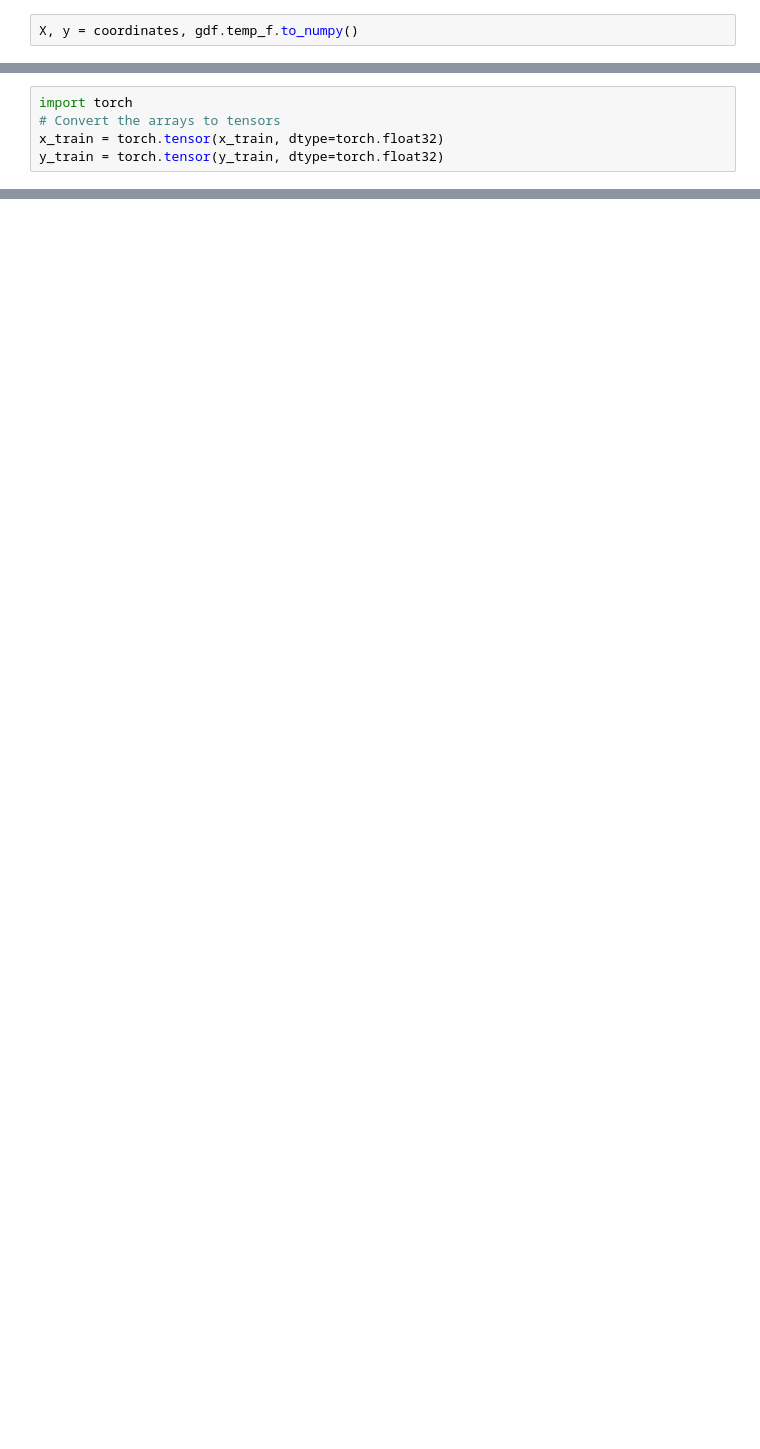
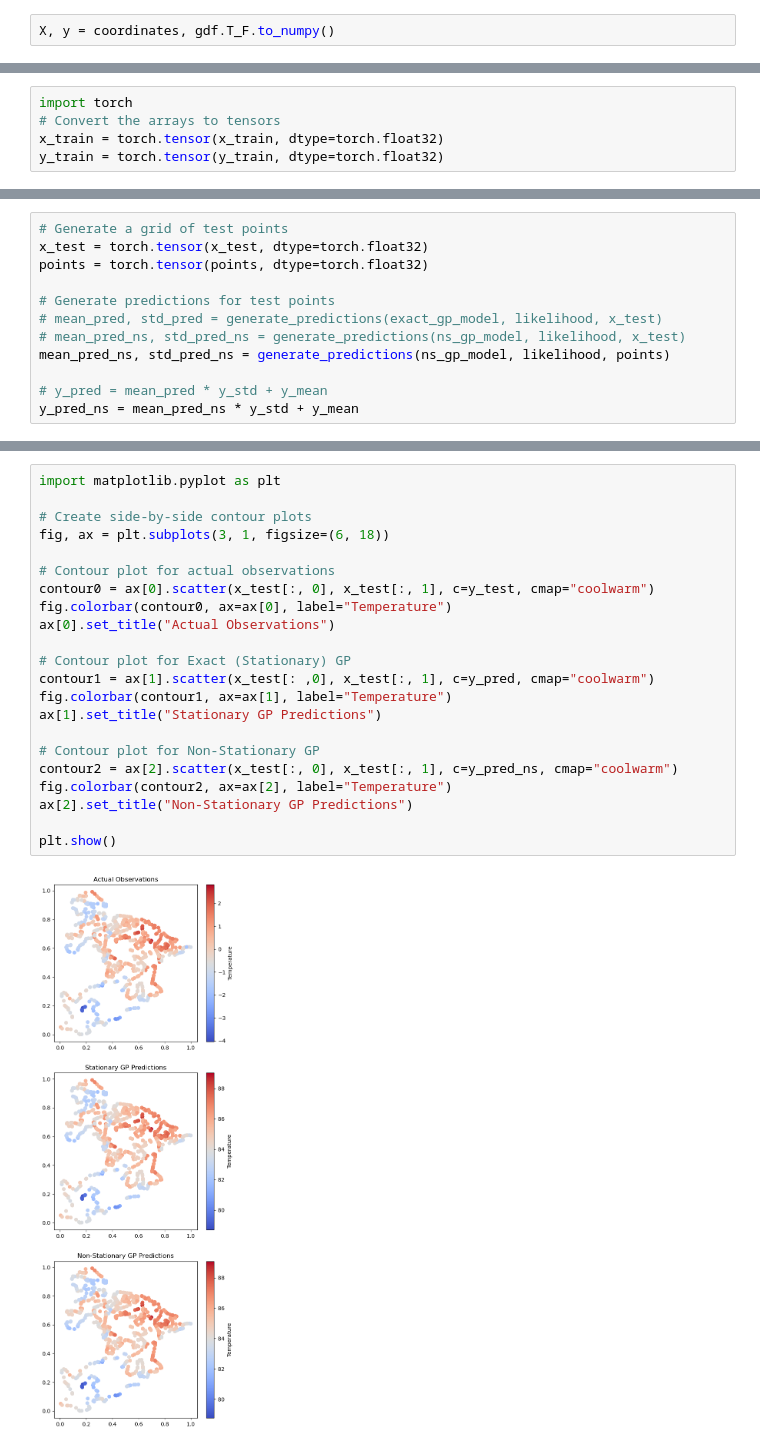
Before and after one commit to edrian-liao/uhi-deep-learning, a Jupyter notebook: notebooks/05_non-stationary_modelling.ipynb, the cells around one changed output, grey strips where cells are left out. Drawn from its saved outputs; the diff is of its cells as text; blank space fills up the shorter version.

```diff
--- a/notebooks/05_non-stationary_modelling.ipynb
+++ b/notebooks/05_non-stationary_modelling.ipynb
@@ -46,2 +105,2 @@ print(coordinates)
 # %%
-X, y = coordinates, gdf.temp_f.to_numpy()
+X, y = coordinates, gdf.T_F.to_numpy()
@@ -368,0 +265,12 @@ plt.show()
+# %%
+# Generate a grid of test points
+x_test = torch.tensor(x_test, dtype=torch.float32)
+points = torch.tensor(points, dtype=torch.float32)
+
+# Generate predictions for test points
+# mean_pred, std_pred = generate_predictions(exact_gp_model, likelihood, x_test)
+# mean_pred_ns, std_pred_ns = generate_predictions(ns_gp_model, likelihood, x_test)
+mean_pred_ns, std_pred_ns = generate_predictions(ns_gp_model, likelihood, points)
+
+# y_pred = mean_pred * y_std + y_mean
+y_pred_ns = mean_pred_ns * y_std + y_mean
@@ -368,0 +284,24 @@ plt.show()
+# %%
+import matplotlib.pyplot as plt
+
+# Create side-by-side contour plots
+fig, ax = plt.subplots(3, 1, figsize=(6, 18))
+
+# Contour plot for actual observations
+contour0 = ax[0].scatter(x_test[:, 0], x_test[:, 1], c=y_test, cmap="coolwarm")
+fig.colorbar(contour0, ax=ax[0], label="Temperature")
+ax[0].set_title("Actual Observations")
+
+# Contour plot for Exact (Stationary) GP
+contour1 = ax[1].scatter(x_test[: ,0], x_test[:, 1], c=y_pred, cmap="coolwarm")
+fig.colorbar(contour1, ax=ax[1], label="Temperature")
+ax[1].set_title("Stationary GP Predictions")
+
+# Contour plot for Non-Stationary GP
+contour2 = ax[2].scatter(x_test[:, 0], x_test[:, 1], c=y_pred_ns, cmap="coolwarm")
+fig.colorbar(contour2, ax=ax[2], label="Temperature")
+ax[2].set_title("Non-Stationary GP Predictions")
+
+plt.show()
+# %% [output]
+[figure, added]
```
Also changed, not shown: parts of 74 cells of this notebook, 6 other files.
